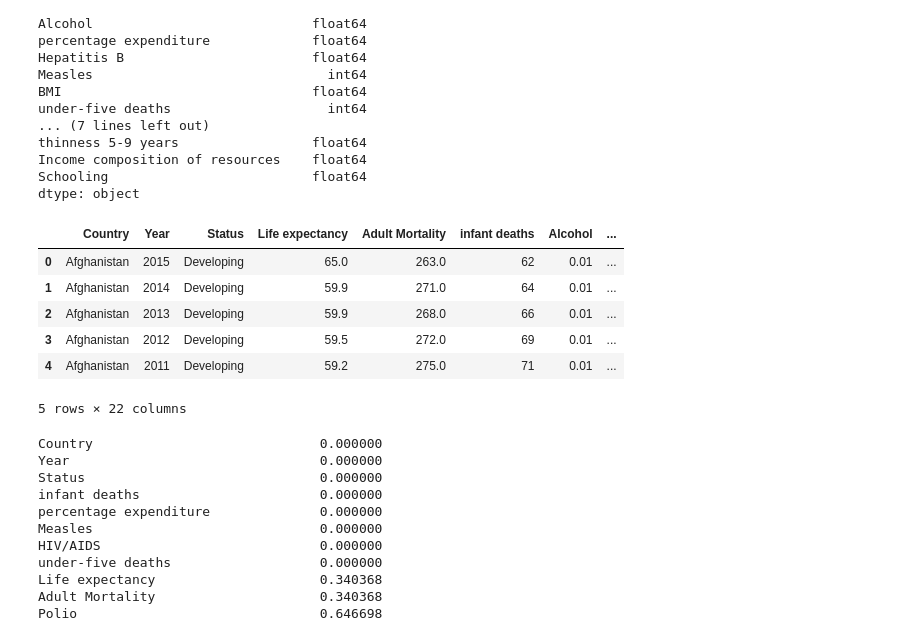
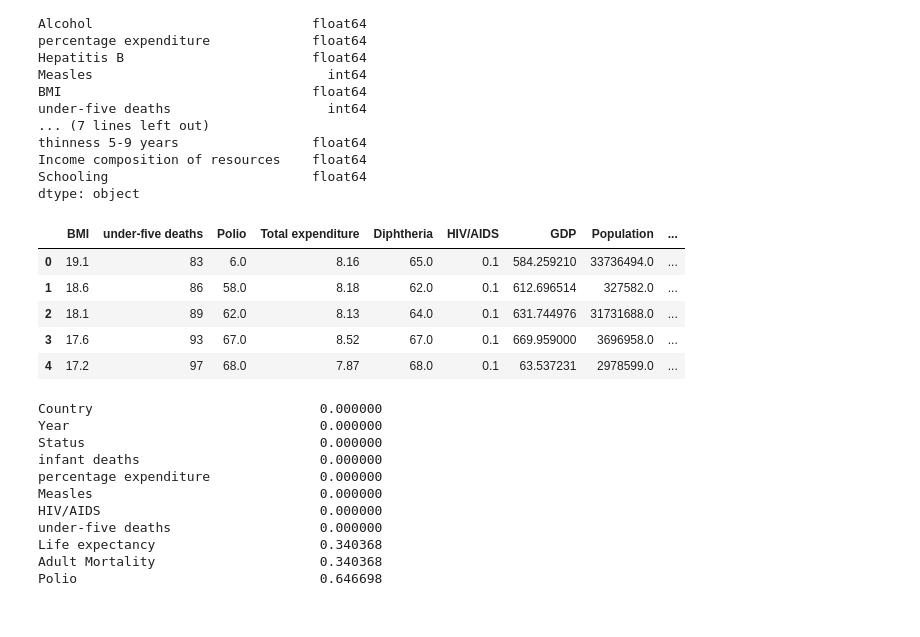
Before and after one commit to Keerthivasan-A/Life-Expectancy-WHO-, a Jupyter notebook: WHO life expectancy -EDA.ipynb, the cells around one changed output. Drawn from its saved outputs; the diff is of its cells as text; code cells hidden in the pictures.

```diff
--- a/WHO life expectancy -EDA.ipynb
+++ b/WHO life expectancy -EDA.ipynb
@@ -54,15 +69,14 @@ Income composition of resources    float64
 Schooling                          float64
 dtype: object
 # %%
-df.head()
+df.iloc[:,10:].head()
 # %% [output]
-|  | Country | Year | Status | Life expectancy | Adult Mortality | infant deaths | Alcohol | ... |
-| 0 | Afghanistan | 2015 | Developing | 65.0 | 263.0 | 62 | 0.01 | ... |
-| 1 | Afghanistan | 2014 | Developing | 59.9 | 271.0 | 64 | 0.01 | ... |
-| 2 | Afghanistan | 2013 | Developing | 59.9 | 268.0 | 66 | 0.01 | ... |
-| 3 | Afghanistan | 2012 | Developing | 59.5 | 272.0 | 69 | 0.01 | ... |
-| 4 | Afghanistan | 2011 | Developing | 59.2 | 275.0 | 71 | 0.01 | ... |
+|  | BMI | under-five deaths | Polio | Total expenditure | Diphtheria | HIV/AIDS | GDP | Population | ... |
+| 0 | 19.1 | 83 | 6.0 | 8.16 | 65.0 | 0.1 | 584.259210 | 33736494.0 | ... |
+| 1 | 18.6 | 86 | 58.0 | 8.18 | 62.0 | 0.1 | 612.696514 | 327582.0 | ... |
+| 2 | 18.1 | 89 | 62.0 | 8.13 | 64.0 | 0.1 | 631.744976 | 31731688.0 | ... |
+| 3 | 17.6 | 93 | 67.0 | 8.52 | 67.0 | 0.1 | 669.959000 | 3696958.0 | ... |
+| 4 | 17.2 | 97 | 68.0 | 7.87 | 68.0 | 0.1 | 63.537231 | 2978599.0 | ... |
-5 rows × 22 columns
 # %%
 (df.isnull().sum().sort_values()/df.shape[0]) * 100
 # %% [output]
```
Also changed, not shown: parts of 13 cells of this notebook, 4 other files.
